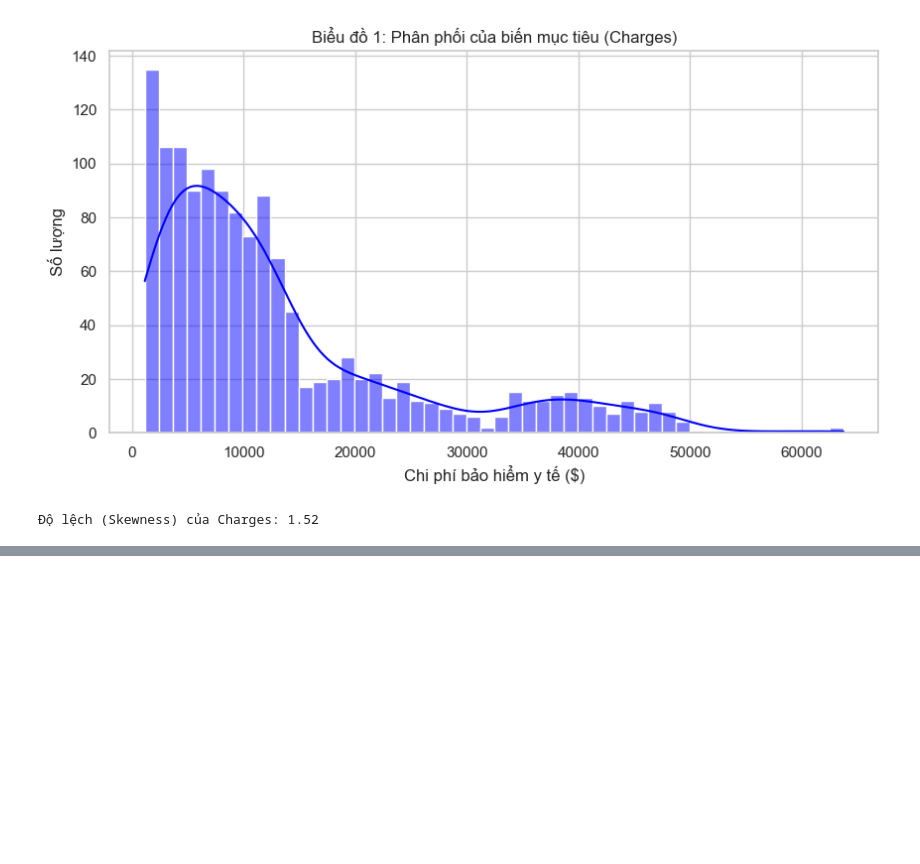
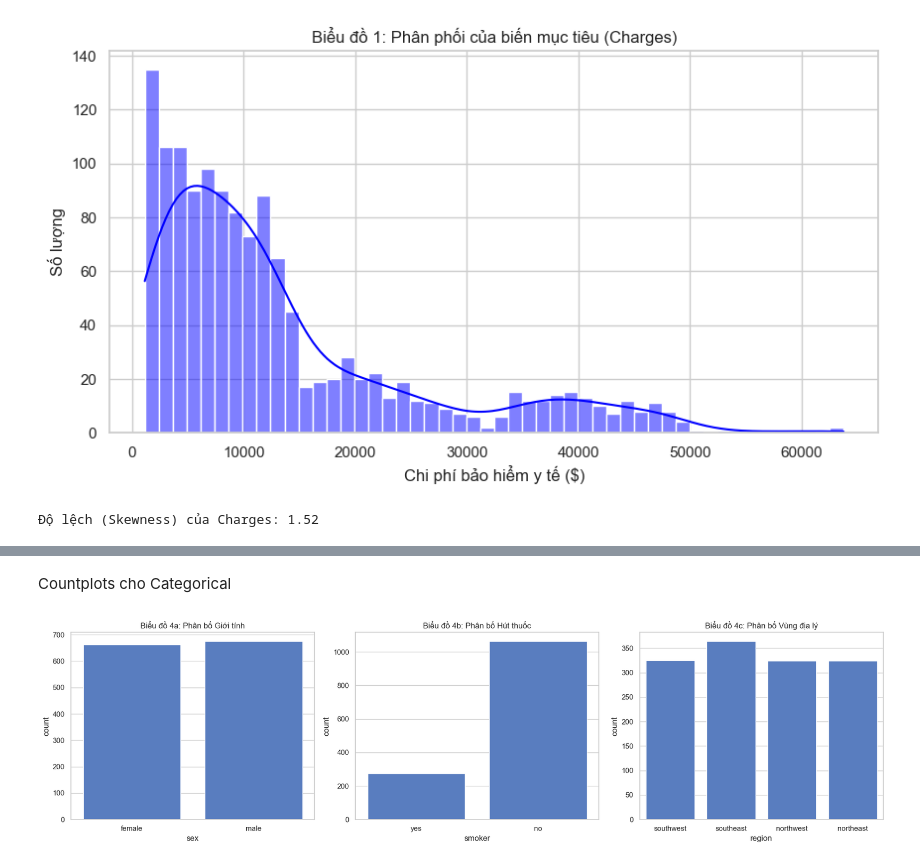
Before and after one commit to donguyen6c/Medical-Insurance, a Jupyter notebook: notebooks/venv_pycaret/project_analysis.ipynb, the cells around one changed output, grey strips where cells are left out. Saved outputs shown, nothing was run; the diff lists cells and outputs as text; code cells hidden in the pictures; blank space fills up the shorter version.

```diff
--- a/notebooks/venv_pycaret/project_analysis.ipynb
+++ b/notebooks/venv_pycaret/project_analysis.ipynb
@@ -85,0 +105,18 @@ print(f"Độ lệch (Skewness) của Charges: {df['charges'].skew():.2f}")
+# %% [markdown]
+Countplots cho Categorical
+# %%
+fig, axes = plt.subplots(1, 3, figsize=(18, 5))
+
+sns.countplot(x='sex', data=df, ax=axes[0])
+axes[0].set_title('Biểu đồ 4a: Phân bố Giới tính')
+
+sns.countplot(x='smoker', data=df, ax=axes[1])
+axes[1].set_title('Biểu đồ 4b: Phân bố Hút thuốc')
+
+sns.countplot(x='region', data=df, ax=axes[2])
+axes[2].set_title('Biểu đồ 4c: Phân bố Vùng địa lý')
+
+plt.tight_layout()
+plt.show()
+# %% [output]
+[figure, added]
```
Also changed, not shown: parts of 3 cells of this notebook, 2 other files.
